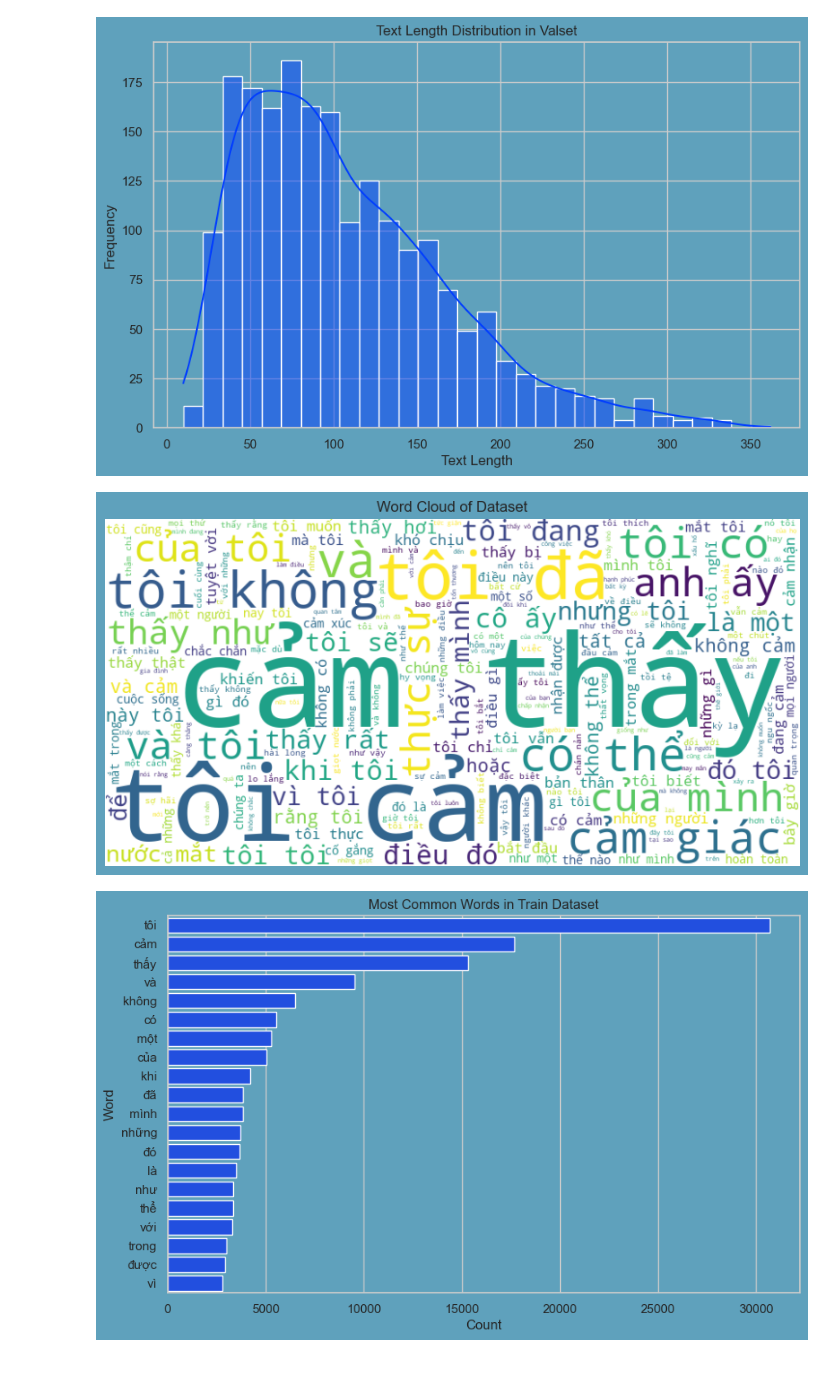
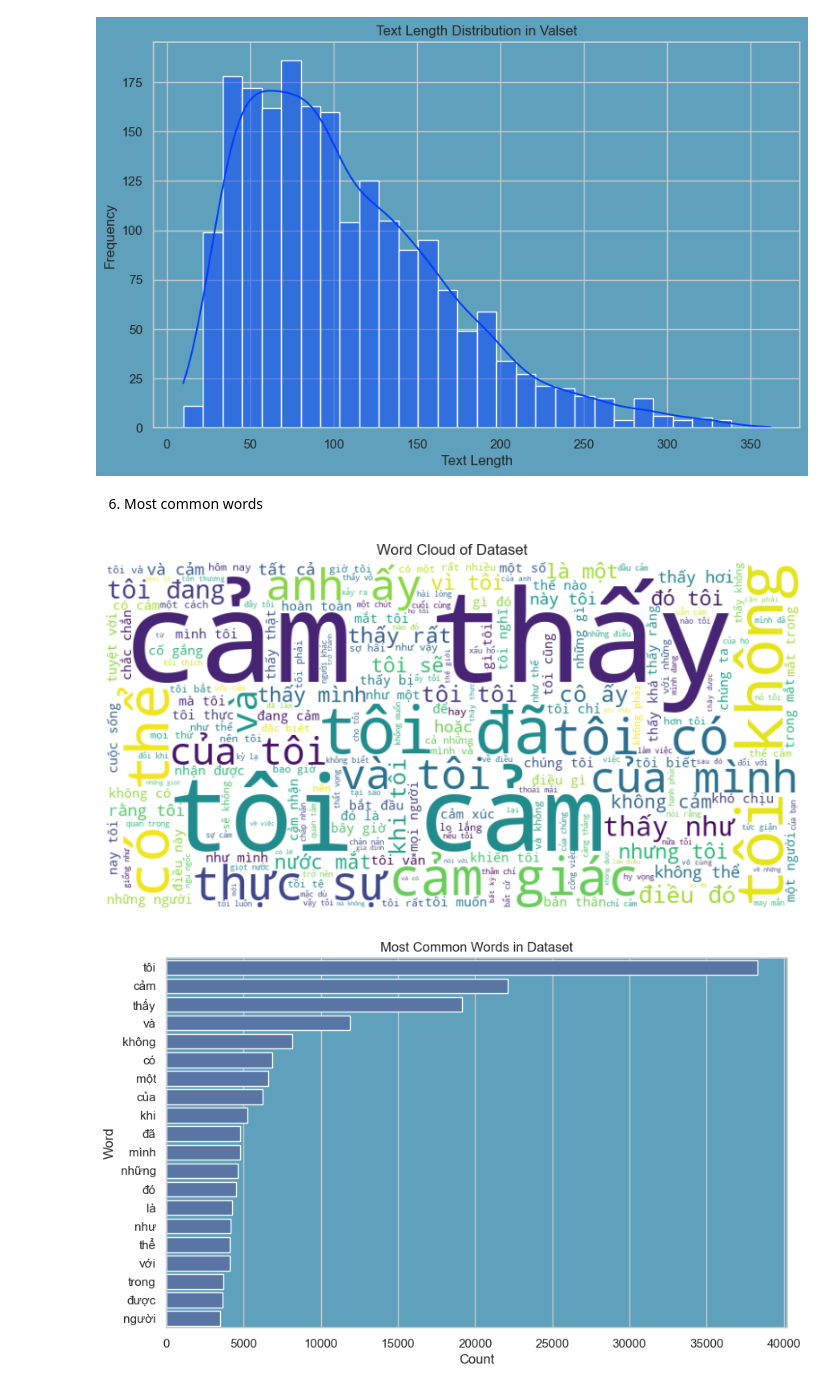
Before and after one commit to baeyuki/NLP20241PRJ, a Jupyter notebook: src/EDA.ipynb, the cells around one changed output. Saved outputs shown, nothing was run; the diff lists cells and outputs as text; code cells hidden in the pictures.

```diff
--- a/src/EDA.ipynb
+++ b/src/EDA.ipynb
@@ -112,27 +126,29 @@ plt.show()
 [figure]
 [figure]
 [figure]
+# %% [markdown]
+6. Most common words
 # %%
 from collections import Counter
 from  wordcloud import WordCloud
-
-all_text = ' '.join(train_df['text'])
+df = pd.concat([train_df, test_df, val_df])
+all_text = ' '.join(df['text'])
 
 wordcloud =WordCloud(width = 800, height = 400 , background_color= 'white').generate(all_text)
 plt.figure(figsize=(10, 6))
 plt.imshow(wordcloud, interpolation='bilinear')
 plt.title('Word Cloud of Dataset')
 plt.axis('off')
 plt.show()
 word_counts = Counter(all_text.split())
 common_words = word_counts.most_common(20)
 common_words_df = pd.DataFrame(common_words, columns=['word', 'count'])
 plt.figure(figsize=(10, 6))
 sns.barplot(data=common_words_df, x='count', y='word')
-plt.title('Most Common Words in Train Dataset')
+plt.title('Most Common Words in Dataset')
 plt.xlabel('Count')
 plt.ylabel('Word')
 plt.show()
 # %% [output]
-[figure, old version]
+[figure, new version]
-[figure, old version]
+[figure, new version]
```
Also changed, not shown: parts of 11 cells of this notebook, 7 other files.
